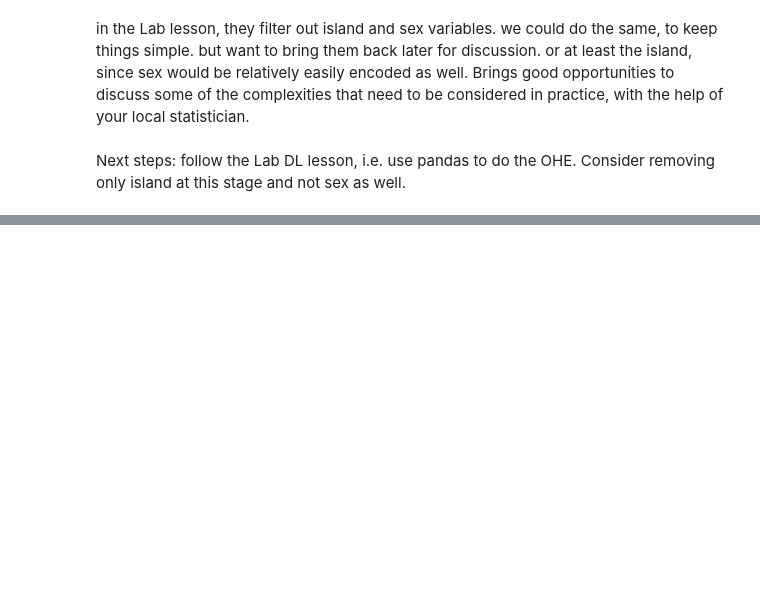
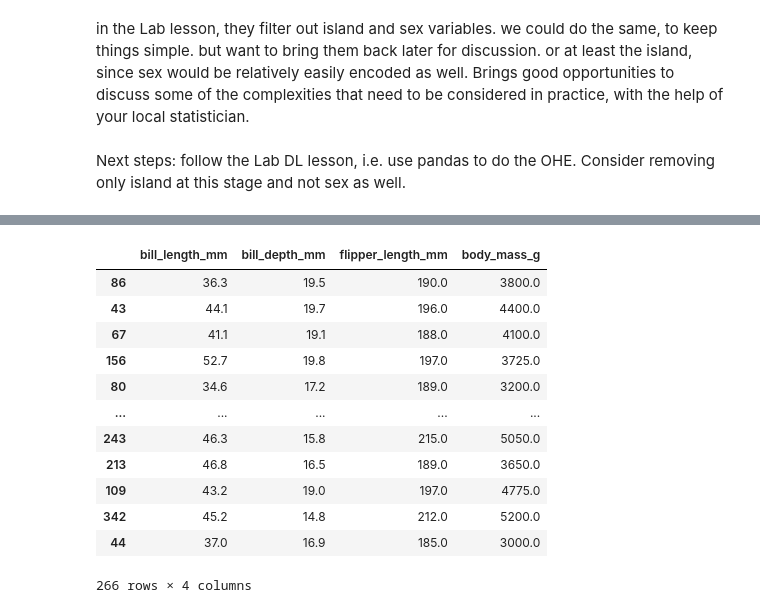
Before and after one commit to carpentries-incubator/ml-concepts, a Jupyter notebook: files/penguins.ipynb, the cells around one changed output, grey strips where cells are left out. Saved outputs shown, nothing was run; the diff lists cells and outputs as text; code cells hidden in the pictures; blank space fills up the shorter version.

```diff
--- a/files/penguins.ipynb
+++ b/files/penguins.ipynb
@@ -81,3 +62,5 @@ OHE = OneHotEncoder(sparse_output=False).fit_transform(everything_else)
 in the Lab lesson, they filter out island and sex variables. we could do the same, to keep things simple. but want to bring them back later for discussion. or at least the island, since sex would be relatively easily encoded as well. Brings good opportunities to discuss some of the complexities that need to be considered in practice, with the help of your local statistician.
 # %% [markdown]
 Next steps: follow the Lab DL lesson, i.e. use pandas to do the OHE. Consider removing only island at this stage and not sex as well.
+# %%
+target = pd.get_dummies(penguins['species']) # a dataframe with species as column headings, True/False values according to teh species of each row.
@@ -83,0 +83,18 @@ Next steps: follow the Lab DL lesson, i.e. use pandas to do the OHE. Consider re
+# %%
+X_train, X_test, y_train, y_test = train_test_split(everything_else, target, test_size=0.2, random_state=0, shuffle=True, stratify=target)
+# %%
+X_train
+# %% [output]
+|  | bill_length_mm | bill_depth_mm | flipper_length_mm | body_mass_g |
+| 86 | 36.3 | 19.5 | 190.0 | 3800.0 |
+| 43 | 44.1 | 19.7 | 196.0 | 4400.0 |
+| 67 | 41.1 | 19.1 | 188.0 | 4100.0 |
+| 156 | 52.7 | 19.8 | 197.0 | 3725.0 |
+| 80 | 34.6 | 17.2 | 189.0 | 3200.0 |
+| ... | ... | ... | ... | ... |
+| 243 | 46.3 | 15.8 | 215.0 | 5050.0 |
+| 213 | 46.8 | 16.5 | 189.0 | 3650.0 |
+| 109 | 43.2 | 19.0 | 197.0 | 4775.0 |
+| 342 | 45.2 | 14.8 | 212.0 | 5200.0 |
+| 44 | 37.0 | 16.9 | 185.0 | 3000.0 |
+266 rows × 4 columns
```
Also changed, not shown: parts of 22 cells of this notebook.
